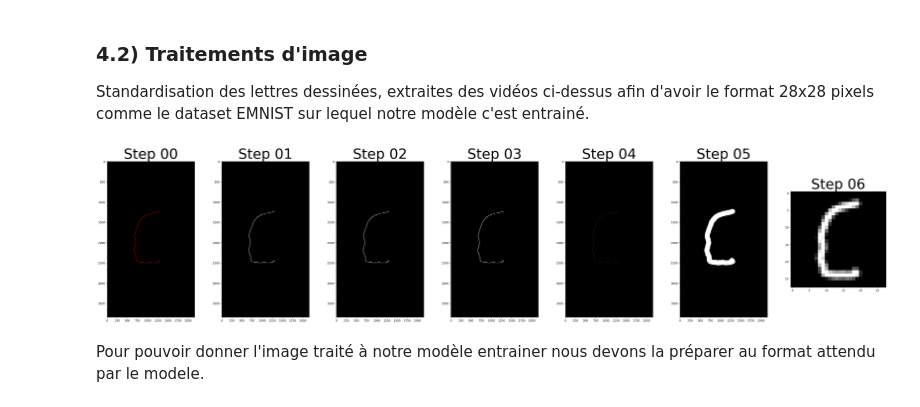
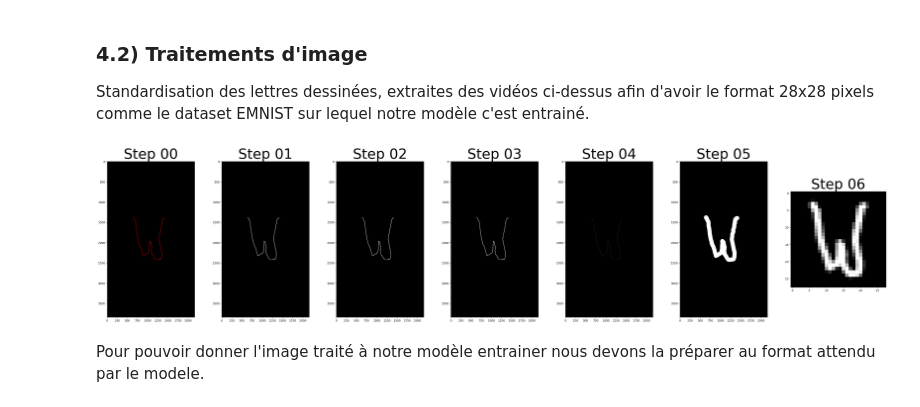
Before and after one commit to axelru26/Projet_Machine_Learning_Air_Drawing, a Jupyter notebook: Air_Drawing.ipynb, the cells around one changed output. Drawn from its saved outputs; the diff is of its cells as text; code cells hidden in the pictures.

```diff
--- a/Air_Drawing.ipynb
+++ b/Air_Drawing.ipynb
@@ -909,7 +957,7 @@ def process_image(path, save_step=False):
 
     skeleton = get_skeleton(filtered)
 
-    thickened = thicken_mask(skeleton, size=120)
+    thickened = thicken_mask(skeleton, size=100)
 
     final = center_crop_and_scale(thickened, margin=300, output_size=28)
 
@@ -921,27 +969,27 @@ def process_image(path, save_step=False):
 # %%
 # Différentes étapes du traitement d'image
 # === Paramètres ===
-image_dir = process_image("./Result/Hand_Detected_Images/C.png", save_step=True)
+image_dir = process_image("./Result/Hand_Detected_Images/W.png", save_step=True)
 
 # === Création de la figure ===
 fig, axes = plt.subplots(1, 7, figsize=(50, 10))
 axes = axes.flatten()
 i = 0
 
 for i, ax in enumerate(axes):
     img = image_dir[i]
 
     # Si l'image est en niveaux de gris
     if len(img.shape) == 2:
         ax.imshow(img, cmap='gray')
     else:
         img_rgb = cv2.cvtColor(img, cv2.COLOR_BGR2RGB)
         ax.imshow(img_rgb)
     ax.set_title(f"Step {i:02d}", fontsize=50)
 
 plt.show()
 # %% [output]
-[figure, old version]
+[figure, new version]
 # %% [markdown]
 Pour pouvoir donner l'image traité à notre modèle entrainer nous devons la préparer au format attendu par le modele.
 # %%
```
Also changed, not shown: parts of 10 cells of this notebook.
